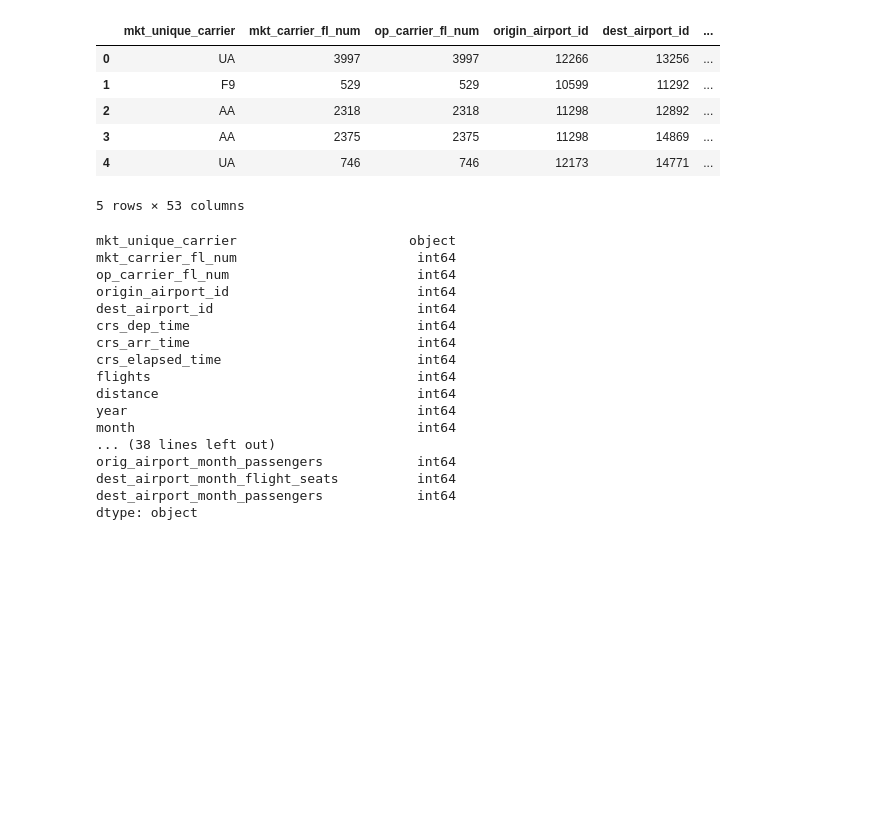
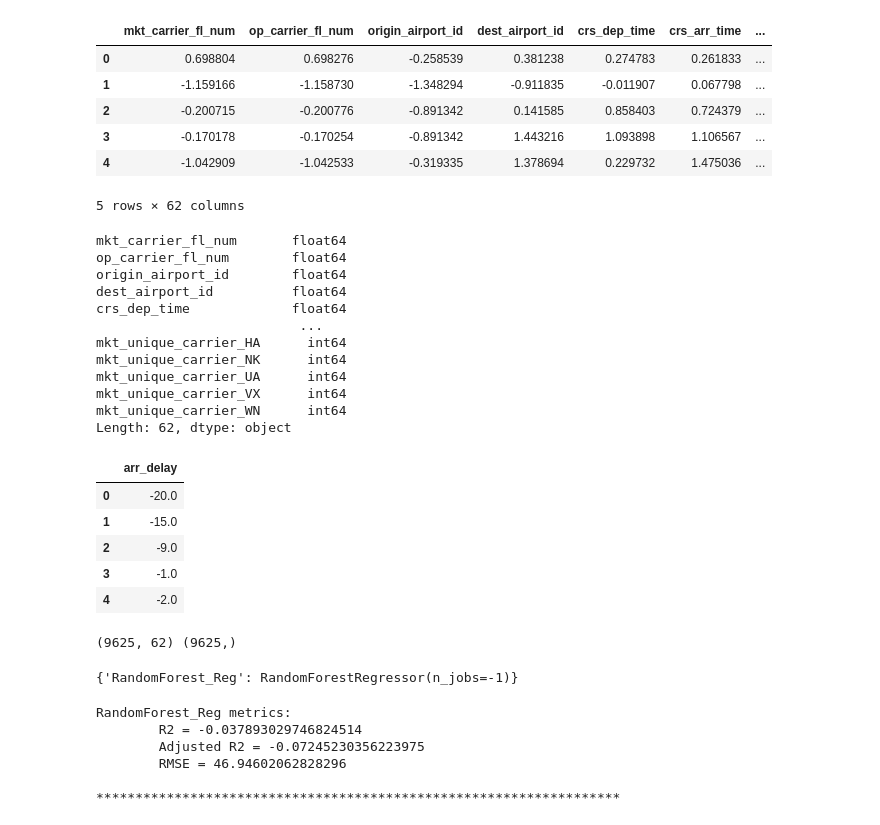
Before and after one commit to Zmek95/Flight_Delay_Predictor, a Jupyter notebook: full_framework.ipynb, the cells around one changed output. Drawn from its saved outputs; the diff is of its cells as text; code cells hidden in the pictures; blank space fills up the shorter version.

Commit message:
some basic models trained

```diff
--- a/full_framework.ipynb
+++ b/full_framework.ipynb
@@ -5,14 +5,14 @@ import matplotlib.pyplot as plt
 import seaborn as sns
 import plotly.graph_objects as go
 # %%
-test = pd.read_csv('data/train_MKT_string.csv')
-test.drop(columns=['Unnamed: 0'], inplace=True)
-test.head()
+X_df = pd.read_csv('data/train.csv')
+#X.drop(columns=['Unnamed: 0'], inplace=True)
+X_df.head()
 # %% [output]
-|  | mkt_unique_carrier | mkt_carrier_fl_num | op_carrier_fl_num | origin_airport_id | dest_airport_id | ... |
-| 0 | UA | 3997 | 3997 | 12266 | 13256 | ... |
-| 1 | F9 | 529 | 529 | 10599 | 11292 | ... |
-| 2 | AA | 2318 | 2318 | 11298 | 12892 | ... |
-| 3 | AA | 2375 | 2375 | 11298 | 14869 | ... |
-| 4 | UA | 746 | 746 | 12173 | 14771 | ... |
+|  | mkt_carrier_fl_num | op_carrier_fl_num | origin_airport_id | dest_airport_id | crs_dep_time | crs_arr_time | ... |
+| 0 | 0.698804 | 0.698276 | -0.258539 | 0.381238 | 0.274783 | 0.261833 | ... |
+| 1 | -1.159166 | -1.158730 | -1.348294 | -0.911835 | -0.011907 | 0.067798 | ... |
+| 2 | -0.200715 | -0.200776 | -0.891342 | 0.141585 | 0.858403 | 0.724379 | ... |
+| 3 | -0.170178 | -0.170254 | -0.891342 | 1.443216 | 1.093898 | 1.106567 | ... |
+| 4 | -1.042909 | -1.042533 | -0.319335 | 1.378694 | 0.229732 | 1.475036 | ... |
-5 rows × 53 columns
+5 rows × 62 columns
@@ -19,20 +27,15 @@ test.head()
 # %%
-test.dtypes
+X_df.dtypes
 # %% [output]
-mkt_unique_carrier                      object
-mkt_carrier_fl_num                       int64
-op_carrier_fl_num                        int64
-origin_airport_id                        int64
-dest_airport_id                          int64
-crs_dep_time                             int64
-crs_arr_time                             int64
-crs_elapsed_time                         int64
-flights                                  int64
-distance                                 int64
-year                                     int64
-month                                    int64
-... (38 lines left out)
-orig_airport_month_passengers            int64
-dest_airport_month_flight_seats          int64
-dest_airport_month_passengers            int64
-dtype: object
+mkt_carrier_fl_num       float64
+op_carrier_fl_num        float64
+origin_airport_id        float64
+dest_airport_id          float64
+crs_dep_time             float64
+                          ...
+mkt_unique_carrier_HA      int64
+mkt_unique_carrier_NK      int64
+mkt_unique_carrier_UA      int64
+mkt_unique_carrier_VX      int64
+mkt_unique_carrier_WN      int64
+Length: 62, dtype: object
@@ -38,0 +45,9 @@ dtype: object
+# %%
+y_df.head()
+# %% [output]
+|  | arr_delay |
+| 0 | -20.0 |
+| 1 | -15.0 |
+| 2 | -9.0 |
+| 3 | -1.0 |
+| 4 | -2.0 |
@@ -38,0 +59,4 @@ dtype: object
+# %%
+print(X.shape, y.shape)
+# %% [output]
+(9625, 62) (9625,)
@@ -38,0 +69,13 @@ dtype: object
+# %%
+print(trained_model)
+# %% [output]
+{'RandomForest_Reg': RandomForestRegressor(n_jobs=-1)}
+# %%
+regmodel_evaluation(trained_model, X_test, y_test)
+# %% [output]
+RandomForest_Reg metrics:
+        R2 = -0.037893029746824514
+        Adjusted R2 = -0.07245230356223975
+        RMSE = 46.94602062828296
+
+*******************************************************************
```
Also changed, not shown: parts of 18 cells of this notebook, 1 other file.
